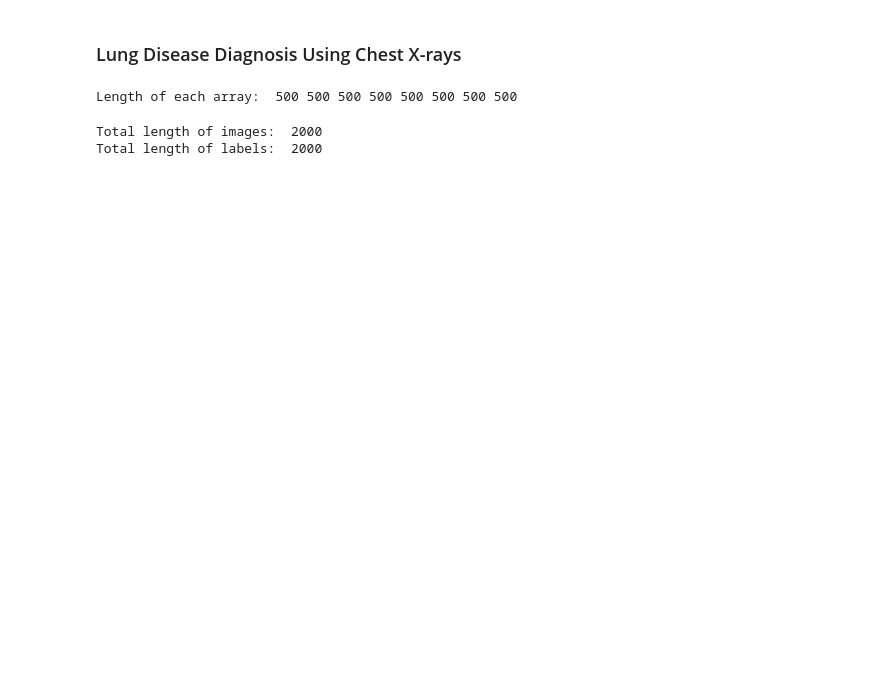
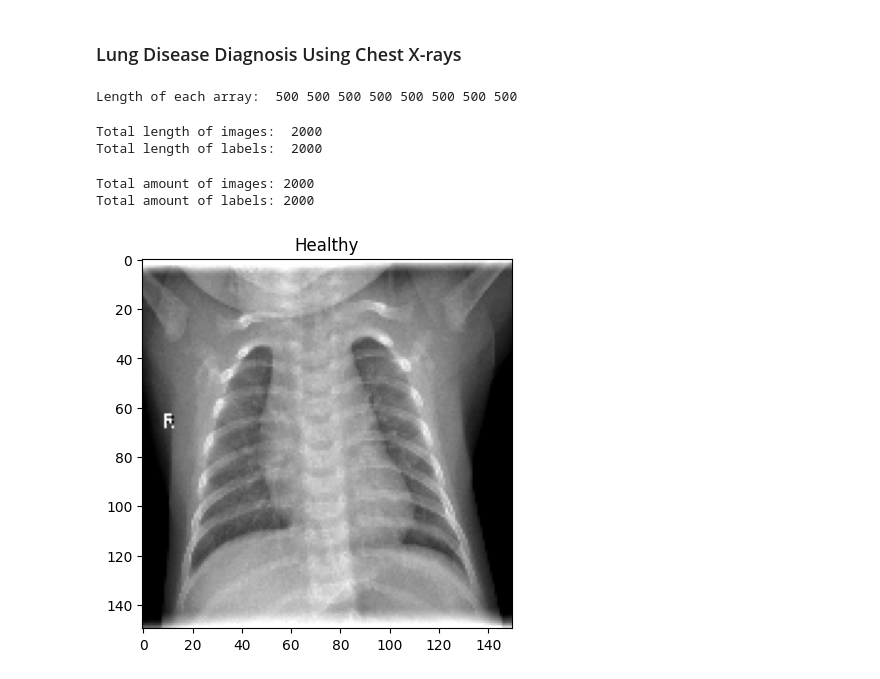
Before and after one commit to Natndez/LungDisease-CNN-Diagnosis, a Jupyter notebook: model.ipynb, the cells around one changed output. Cells and saved outputs as stored; diff of their text form; code cells hidden in the pictures; blank space fills up the shorter version.

Commit message:
Showing image and label

```diff
--- a/model.ipynb
+++ b/model.ipynb
@@ -80,3 +78,20 @@ Total length of labels:  2000
 # Converting to Tensorflow dataframe
 all_images = tf.convert_to_tensor(all_images, dtype=tf.float32) / 255.0 # Normalize and convert
 all_labels = tf.convert_to_tensor(all_labels, dtype=tf.float32)
+# %%
+# Displaying total length of images and labels array
+print(f'Total amount of images: {len(all_images)}')
+print(f'Total amount of labels: {len(all_labels)}')
+# %% [output]
+Total amount of images: 2000
+Total amount of labels: 2000
+# %%
+# Displaying a random image and its label
+index = 1600
+
+plt.imshow(all_images[index])
+plt.title("Covid" if all_labels[index] == 3.0 else "Pneumonia" if all_labels[index] == 2.0 else "Tuberculosis" if all_labels[index] == 1.0 else "Healthy" )
+
+plt.show()
+# %% [output]
+[figure, added]
```
Also changed, not shown: parts of 1 cell of this notebook.
